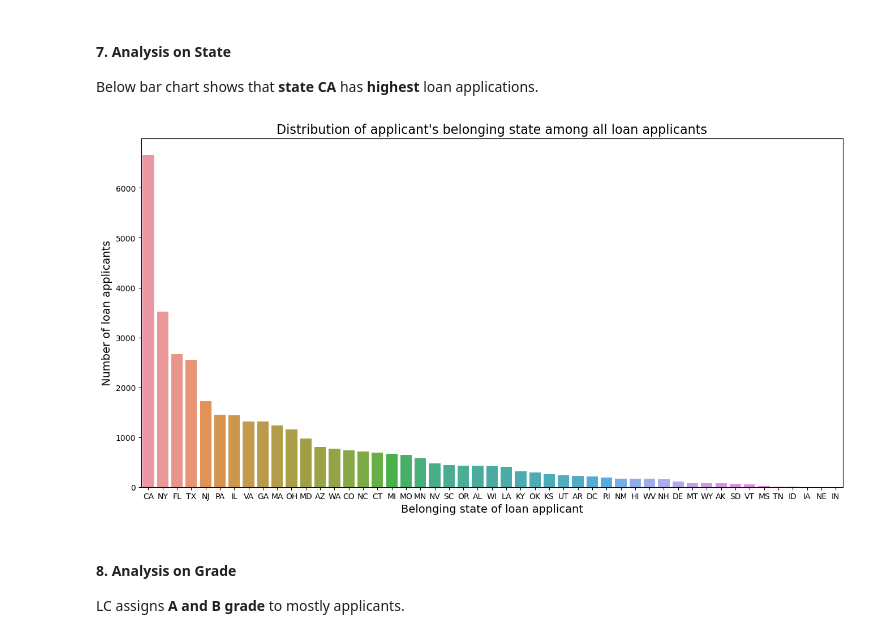
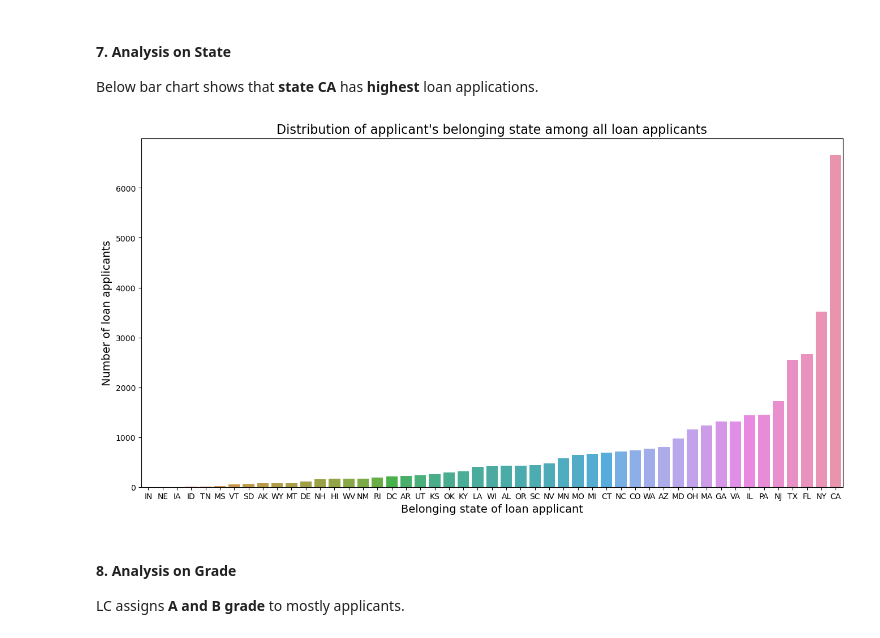
Before and after one commit to shootingStar10/EPGP-IIITB, a Jupyter notebook: Lending Club Case Study Main.ipynb, the cells around one changed output. Drawn from its saved outputs; the diff is of its cells as text; code cells hidden in the pictures.

```diff
--- a/Lending Club Case Study Main.ipynb
+++ b/Lending Club Case Study Main.ipynb
@@ -243,13 +244,13 @@ Below bar chart shows that **state CA** has **highest** loan applications.
 # %%
 plt = reload(plt)
 plt.figure(figsize = (16, 8))
-sns.barplot(x = data['addr_state'].value_counts().index, y = data['addr_state'].value_counts())
+sns.barplot(x = data['addr_state'].value_counts(ascending=True).index, y = data['addr_state'].value_counts(ascending=True))
 plt.xlabel('Belonging state of loan applicant', fontsize=14)
 plt.ylabel('Number of loan applicants', fontsize=14)
 plt.title("Distribution of applicant's belonging state among all loan applicants", fontsize=16)
 plt.show()
 # %% [output]
-[figure, old version]
+[figure, new version]
 # %% [markdown]
 #### 8. Analysis on Grade
 LC assigns **A and B grade** to mostly applicants.
```
Also changed, not shown: parts of 38 cells of this notebook.
